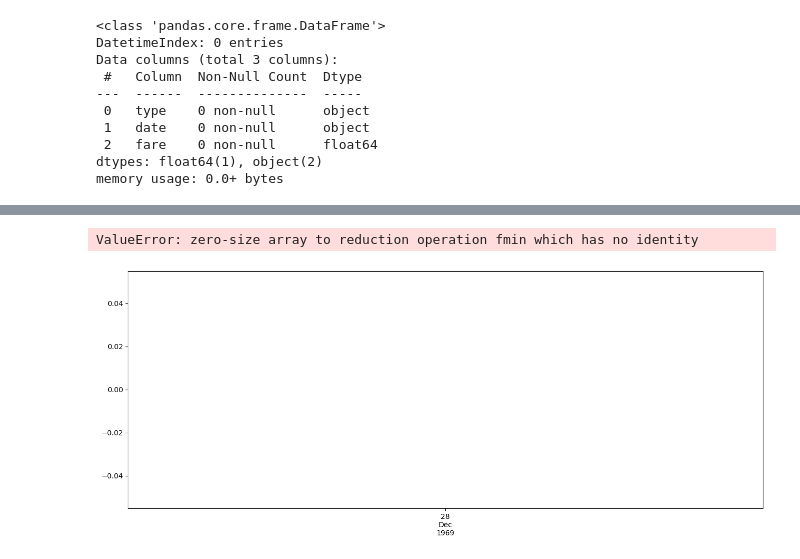
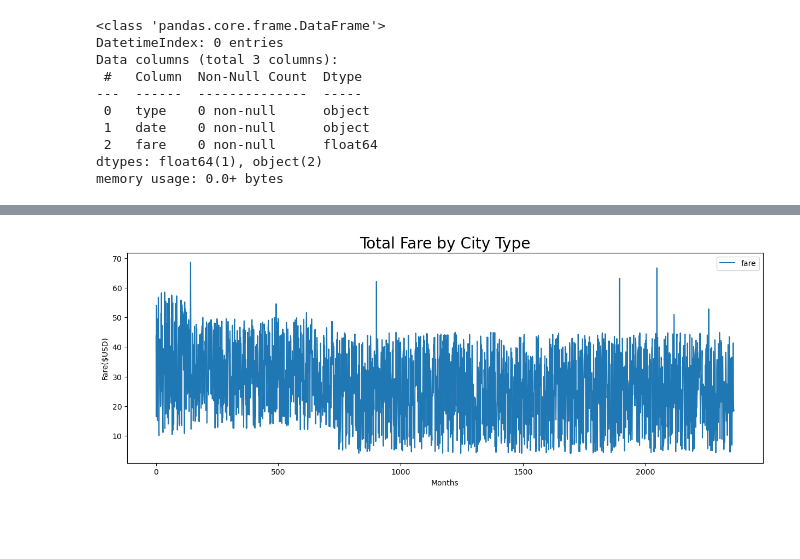
Before and after one commit to ZeeOrtiz/PyBer_Analysis, a Jupyter notebook: PyBer_Challenge.ipynb, the cells around one changed output, grey strips where cells are left out. Drawn from its saved outputs; the diff is of its cells as text; code cells hidden in the pictures; blank space fills up the shorter version.

```diff
--- a/PyBer_Challenge.ipynb
+++ b/PyBer_Challenge.ipynb
@@ -127,8 +146,8 @@ pyber_summary_df
 # Print the merged DataFrame for reference.
 city_data_df = pd.read_csv(city_data_to_load)
 ride_data_df = pd.read_csv(ride_data_to_load)
-pyber_data_df = pd.merge(ride_data_df, city_data_df, how="left", on=["city", "city"])
-pyber_data_df
+pyber_dataframe_df = pd.merge(ride_data_df, city_data_df, how="left", on=["city", "city"])
+pyber_dataframe_df
 # %% [output]
 |  | city | date | fare | ride_id | driver_count | type |
 | 0 | Lake Jonathanshire | 1/14/2019 10:14 | 13.83 | 5.739410e+12 | 5 | Urban |
@@ -171,6 +184,6 @@ tot_fare_per_date_df.head()
 # %%
 # 3. Create a pivot table with the 'date' as the index, the columns ='type', and values='fare'
 # to get the total fares for each type of city by the date.
-tot_fare_per_date_pivot = tot_fare_per_date_df.pivot(index="date", columns="type", values="fare")
-tot_fare_per_date_df.head(3)
+pyber_dataframe = pyber_data_df.pivot(index ='date',columns = 'type', values = 'fare')
+pyber_dataframe.head()
 # %% [output]
@@ -214,17 +225,13 @@ sum_fares_per_week_df.head(10)
 # %%
 # 8. Using the object-oriented interface method, plot the resample DataFrame using the df.plot() function.
+pyber_dataframe.plot(figsize=(15,5))
+# Import the style from Matplotlib.
 from matplotlib import style
-# Use object-oriented interface method and df.pot() method
-ax = sum_fares_per_week_df.plot(figsize=(16,6))
-ax.plot()
-ax.set_title('Total Fare by City Type')
-ax.set_ylabel('Fare ($USD)')
-ax.set_xlabel('2019 by Months')
-
-# Use the graph style fivethirtyeight. --- From MatLab
+# Use the graph style fivethirtyeight.
 style.use('fivethirtyeight')
-plt.savefig("analysis/PyBer_fare_summary.png")
-plt.show()
+plt.title("Total Fare by City Type")
+plt.xlabel("Months")
+plt.ylabel("Fare($USD)")
+plt.savefig("Analysis/PyBer_fare_summary.png")
 # %% [output]
-ValueError: zero-size array to reduction operation fmin which has no identity
-[figure, old version]
+[figure, new version]
```
Also changed, not shown: parts of 6 cells of this notebook, 1 other file.
